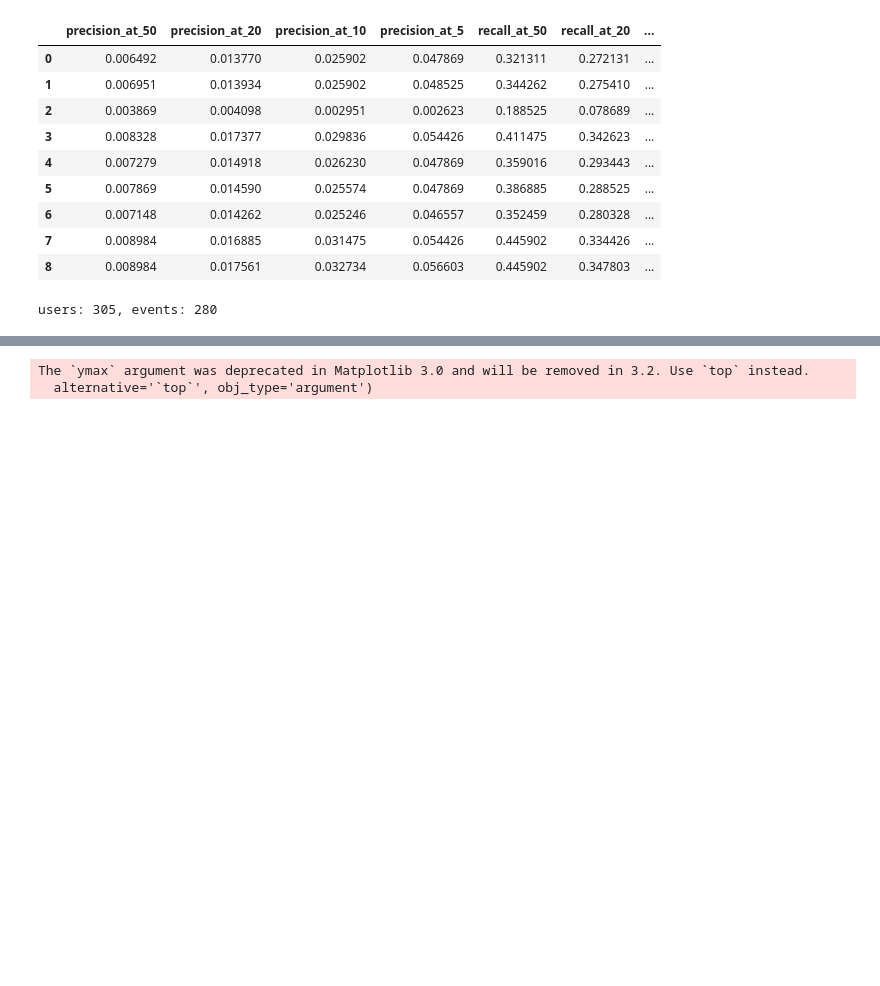
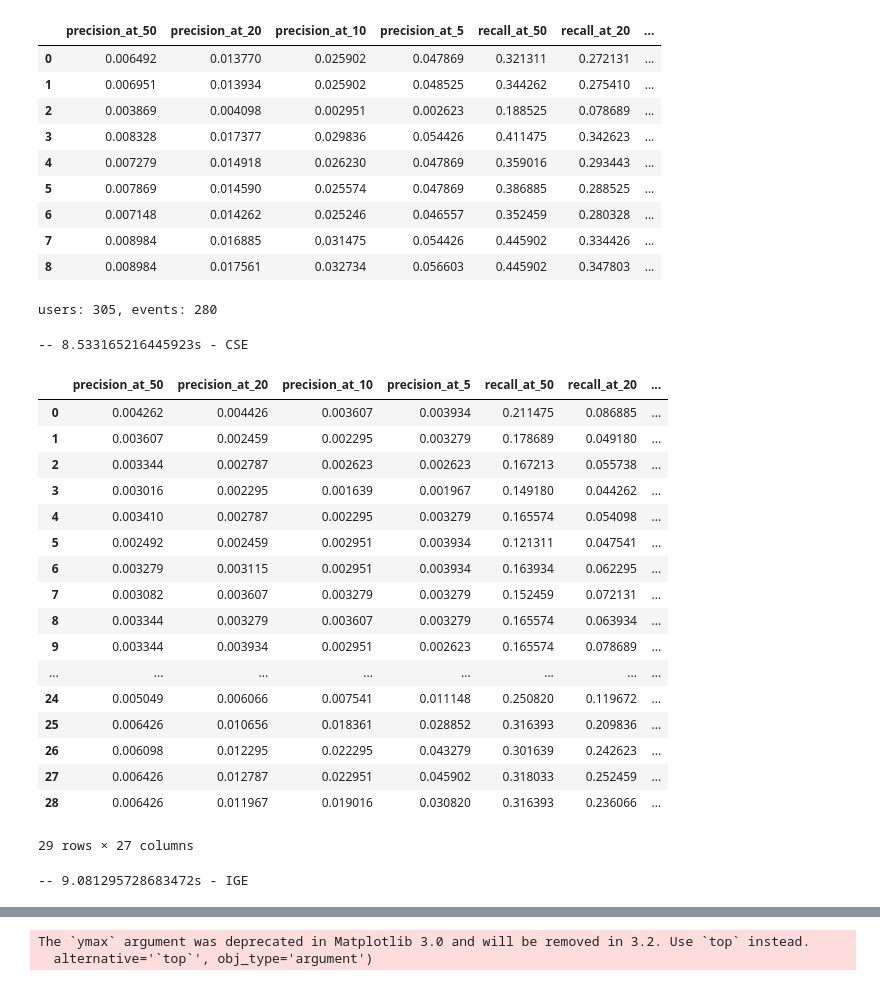
Before and after one commit to yycg/recommender-experiments, a Jupyter notebook: experiment1/notebook/amazon_evaluation.ipynb, the cells around one changed output, grey strips where cells are left out. Drawn from its saved outputs; the diff is of its cells as text; code cells hidden in the pictures; blank space fills up the shorter version.

```diff
--- a/experiment1/notebook/amazon_evaluation.ipynb
+++ b/experiment1/notebook/amazon_evaluation.ipynb
@@ -640,10 +640,38 @@ douban_concat_dataframe
 | 7 | 0.008984 | 0.016885 | 0.031475 | 0.054426 | 0.445902 | 0.334426 | ... |
 | 8 | 0.008984 | 0.017561 | 0.032734 | 0.056603 | 0.445902 | 0.347803 | ... |
 # %%
-# experiment2_amazon = EvaluatePartition("../../experiment2/data/amazon")
+experiment2_amazon = EvaluatePartition("../../experiment2/data/amazon")
 # %% [output]
 users: 305, events: 280
+# %%
+with elapsed_timer("-- {0}s - %s" % ("CSE",)):
+    experiment2_amazon.add_evaluation(experiment2_amazon_file("CSE.tsv"), "partition", partition=1, algorithm="CSE", model_params="CSE")
+# %% [output]
+-- 8.533165216445923s - CSE
+# %%
+experiment2_amazon.group_evaluations["partition"]
+# %% [output]
+|  | precision_at_50 | precision_at_20 | precision_at_10 | precision_at_5 | recall_at_50 | recall_at_20 | ... |
+| 0 | 0.004262 | 0.004426 | 0.003607 | 0.003934 | 0.211475 | 0.086885 | ... |
+| 1 | 0.003607 | 0.002459 | 0.002295 | 0.003279 | 0.178689 | 0.049180 | ... |
+| 2 | 0.003344 | 0.002787 | 0.002623 | 0.002623 | 0.167213 | 0.055738 | ... |
+| 3 | 0.003016 | 0.002295 | 0.001639 | 0.001967 | 0.149180 | 0.044262 | ... |
+| 4 | 0.003410 | 0.002787 | 0.002295 | 0.003279 | 0.165574 | 0.054098 | ... |
+| 5 | 0.002492 | 0.002459 | 0.002951 | 0.003934 | 0.121311 | 0.047541 | ... |
+| 6 | 0.003279 | 0.003115 | 0.002951 | 0.003934 | 0.163934 | 0.062295 | ... |
+| 7 | 0.003082 | 0.003607 | 0.003279 | 0.003279 | 0.152459 | 0.072131 | ... |
+| 8 | 0.003344 | 0.003279 | 0.003607 | 0.003279 | 0.165574 | 0.063934 | ... |
+| 9 | 0.003344 | 0.003934 | 0.002951 | 0.002623 | 0.165574 | 0.078689 | ... |
+| ... | ... | ... | ... | ... | ... | ... | ... |
+| 24 | 0.005049 | 0.006066 | 0.007541 | 0.011148 | 0.250820 | 0.119672 | ... |
+| 25 | 0.006426 | 0.010656 | 0.018361 | 0.028852 | 0.316393 | 0.209836 | ... |
+| 26 | 0.006098 | 0.012295 | 0.022295 | 0.043279 | 0.301639 | 0.242623 | ... |
+| 27 | 0.006426 | 0.012787 | 0.022951 | 0.045902 | 0.318033 | 0.252459 | ... |
+| 28 | 0.006426 | 0.011967 | 0.019016 | 0.030820 | 0.316393 | 0.236066 | ... |
+29 rows × 27 columns
 # %%
-# with elapsed_timer("-- {0}s - %s" % ("IGE",)):
-#     experiment2_amazon.add_evaluation(experiment2_amazon_file("IGE.tsv"), "partition", partition=1, algorithm="IGE", model_params="IGE")
+with elapsed_timer("-- {0}s - %s" % ("IGE",)):
+    experiment2_amazon.add_evaluation(experiment2_amazon_file("IGE.tsv"), "partition", partition=1, algorithm="IGE", model_params="IGE")
+# %% [output]
+-- 9.081295728683472s - IGE
 # %%
```
Also changed, not shown: parts of 1 cell of this notebook, 6 other files.
